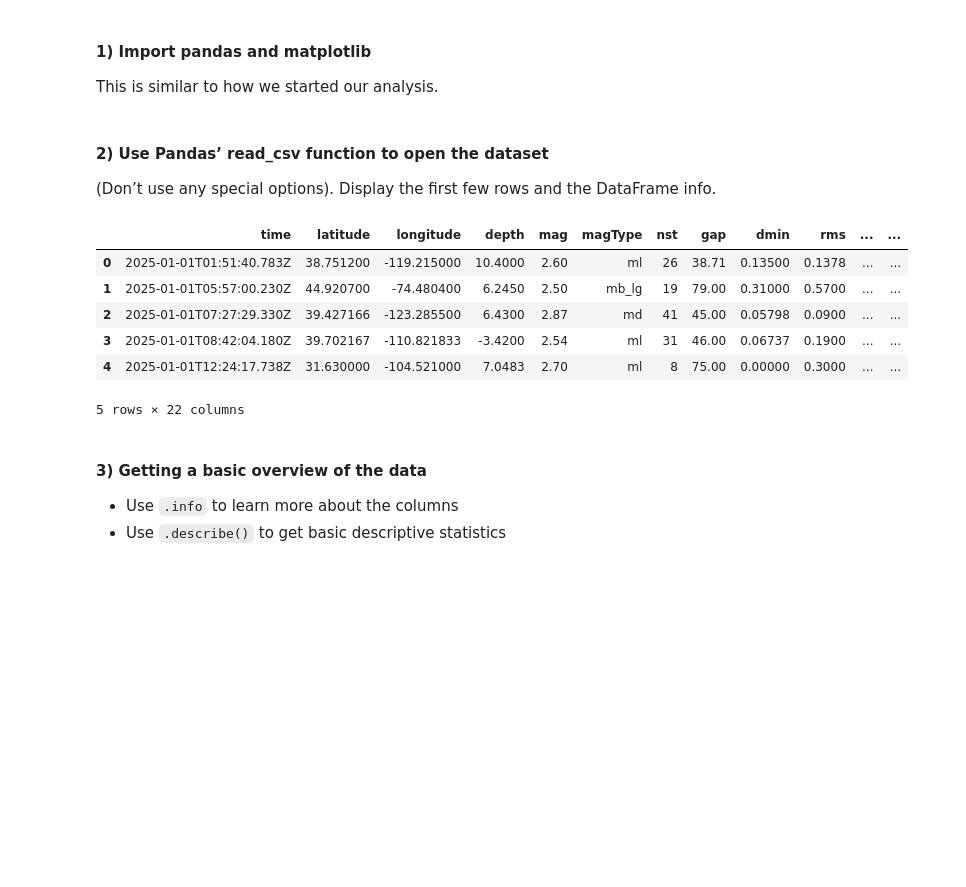
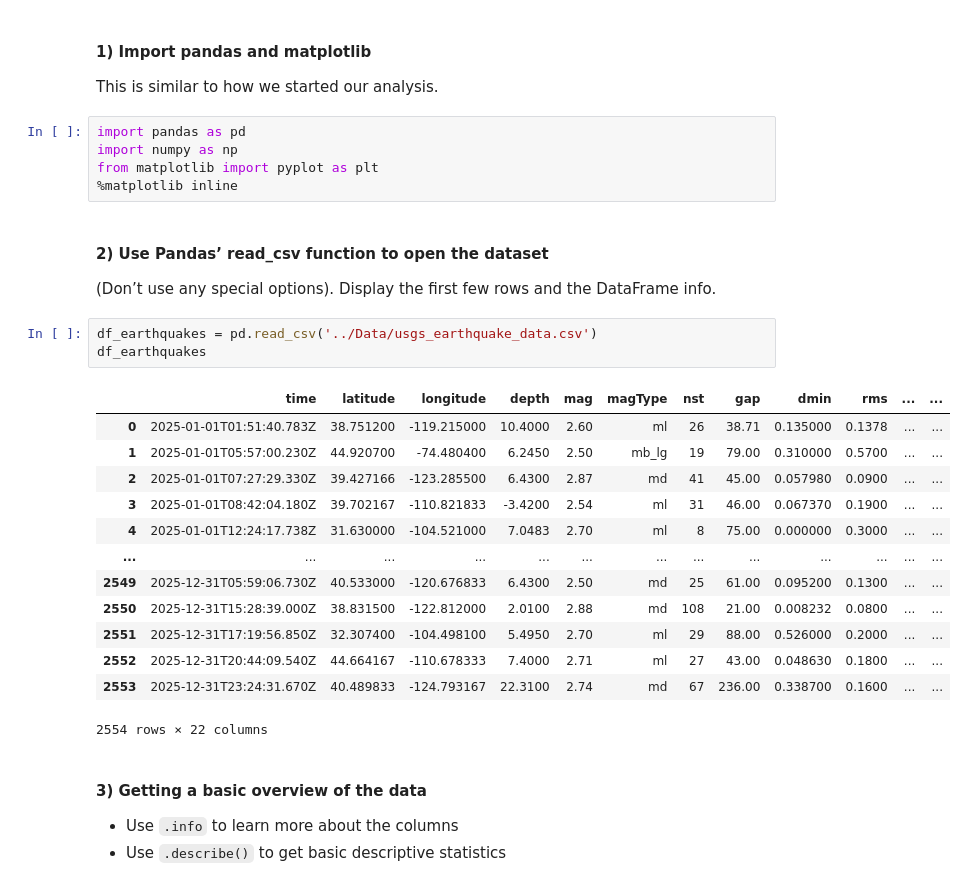
Before and after one commit to sarahcoleman12/ISAT_420_S26_Shared, a Jupyter notebook: W4_Pandas_And_Environmental_Data/Code/w4_basic_pandas_practice.ipynb, the cells around one changed output. Cells and saved outputs as stored; diff of their text form; blank space fills up the shorter version.

```diff
--- a/W4_Pandas_And_Environmental_Data/Code/w4_basic_pandas_practice.ipynb
+++ b/W4_Pandas_And_Environmental_Data/Code/w4_basic_pandas_practice.ipynb
@@ -18,19 +18,32 @@ You don't need to download this file. I have placed it into the `Data` folder fo
 #### 1) Import pandas and matplotlib
 
 This is similar to how we started our analysis.
+# %%
+import pandas as pd
+import numpy as np
+from matplotlib import pyplot as plt
+%matplotlib inline
 # %% [markdown]
 #### 2) Use Pandas’ read_csv function to open the dataset
 
 (Don’t use any special options). Display the first few rows and the DataFrame info.
 # %%
+df_earthquakes = pd.read_csv('../Data/usgs_earthquake_data.csv')
+df_earthquakes
 # %% [output]
 |  | time | latitude | longitude | depth | mag | magType | nst | gap | dmin | rms | ... | ... |
-| 0 | 2025-01-01T01:51:40.783Z | 38.751200 | -119.215000 | 10.4000 | 2.60 | ml | 26 | 38.71 | 0.13500 | 0.1378 | ... | ... |
-| 1 | 2025-01-01T05:57:00.230Z | 44.920700 | -74.480400 | 6.2450 | 2.50 | mb_lg | 19 | 79.00 | 0.31000 | 0.5700 | ... | ... |
-| 2 | 2025-01-01T07:27:29.330Z | 39.427166 | -123.285500 | 6.4300 | 2.87 | md | 41 | 45.00 | 0.05798 | 0.0900 | ... | ... |
-| 3 | 2025-01-01T08:42:04.180Z | 39.702167 | -110.821833 | -3.4200 | 2.54 | ml | 31 | 46.00 | 0.06737 | 0.1900 | ... | ... |
-| 4 | 2025-01-01T12:24:17.738Z | 31.630000 | -104.521000 | 7.0483 | 2.70 | ml | 8 | 75.00 | 0.00000 | 0.3000 | ... | ... |
+| 0 | 2025-01-01T01:51:40.783Z | 38.751200 | -119.215000 | 10.4000 | 2.60 | ml | 26 | 38.71 | 0.135000 | 0.1378 | ... | ... |
+| 1 | 2025-01-01T05:57:00.230Z | 44.920700 | -74.480400 | 6.2450 | 2.50 | mb_lg | 19 | 79.00 | 0.310000 | 0.5700 | ... | ... |
+| 2 | 2025-01-01T07:27:29.330Z | 39.427166 | -123.285500 | 6.4300 | 2.87 | md | 41 | 45.00 | 0.057980 | 0.0900 | ... | ... |
+| 3 | 2025-01-01T08:42:04.180Z | 39.702167 | -110.821833 | -3.4200 | 2.54 | ml | 31 | 46.00 | 0.067370 | 0.1900 | ... | ... |
+| 4 | 2025-01-01T12:24:17.738Z | 31.630000 | -104.521000 | 7.0483 | 2.70 | ml | 8 | 75.00 | 0.000000 | 0.3000 | ... | ... |
+| ... | ... | ... | ... | ... | ... | ... | ... | ... | ... | ... | ... | ... |
+| 2549 | 2025-12-31T05:59:06.730Z | 40.533000 | -120.676833 | 6.4300 | 2.50 | md | 25 | 61.00 | 0.095200 | 0.1300 | ... | ... |
+| 2550 | 2025-12-31T15:28:39.000Z | 38.831500 | -122.812000 | 2.0100 | 2.88 | md | 108 | 21.00 | 0.008232 | 0.0800 | ... | ... |
+| 2551 | 2025-12-31T17:19:56.850Z | 32.307400 | -104.498100 | 5.4950 | 2.70 | ml | 29 | 88.00 | 0.526000 | 0.2000 | ... | ... |
+| 2552 | 2025-12-31T20:44:09.540Z | 44.664167 | -110.678333 | 7.4000 | 2.71 | ml | 27 | 43.00 | 0.048630 | 0.1800 | ... | ... |
+| 2553 | 2025-12-31T23:24:31.670Z | 40.489833 | -124.793167 | 22.3100 | 2.74 | md | 67 | 236.00 | 0.338700 | 0.1600 | ... | ... |
-5 rows × 22 columns
+2554 rows × 22 columns
 # %% [markdown]
 #### 3) Getting a basic overview of the data
 
```
Also changed, not shown: parts of 3 cells of this notebook, 1 other file.
